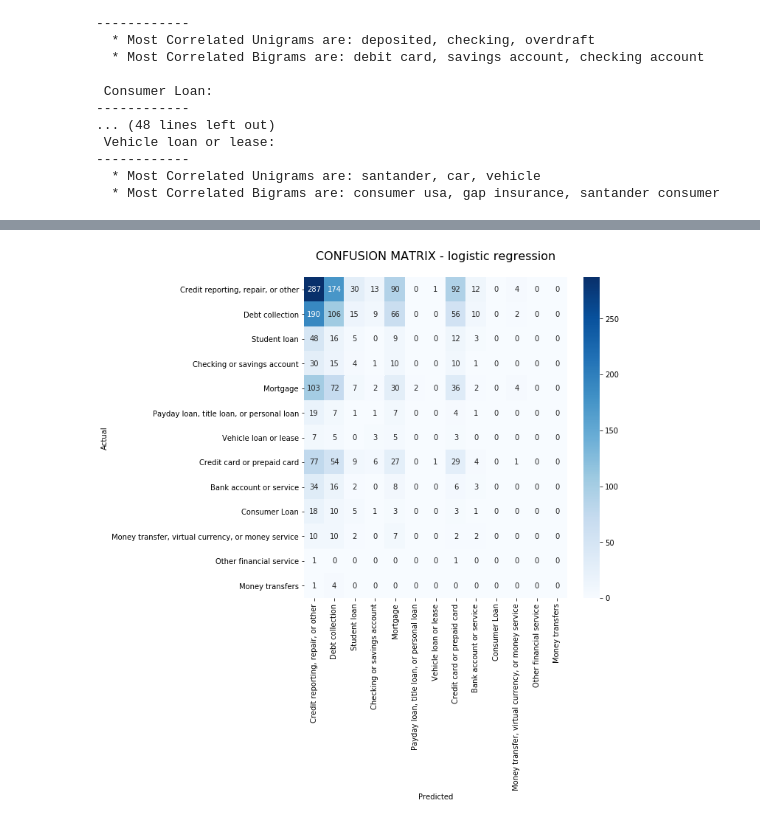
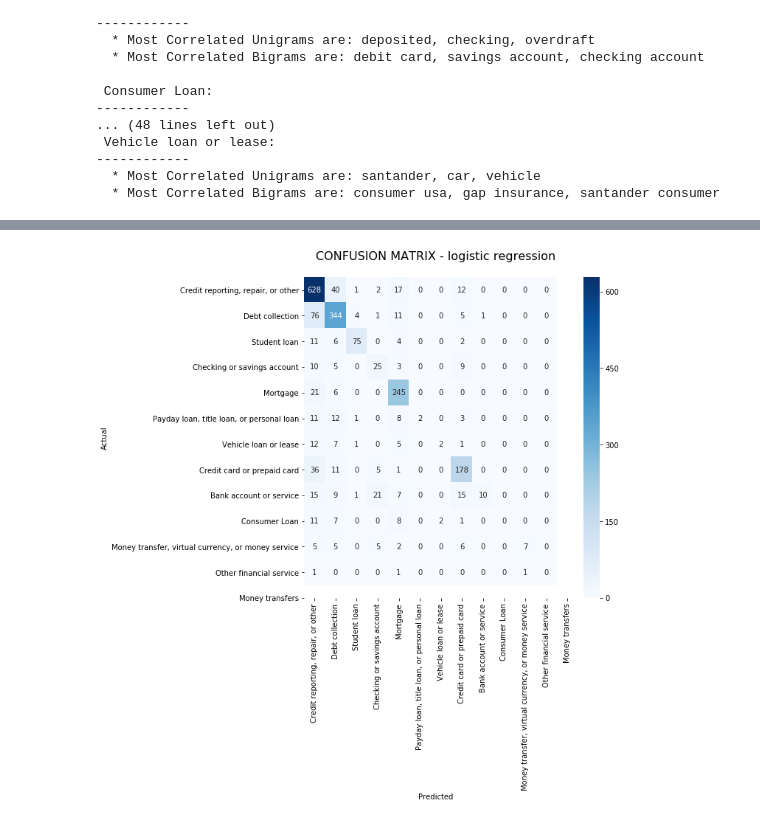
Before and after one commit to cfgong/data_science_nlp_demo, a Jupyter notebook: ML for NLP.ipynb, the cells around one changed output, grey strips where cells are left out. Cells and saved outputs as stored; diff of their text form; code cells hidden in the pictures.

```diff
--- a/ML for NLP.ipynb
+++ b/ML for NLP.ipynb
@@ -369,13 +355,13 @@ Accuracy score: 0.761
 # %%
 from sklearn.metrics import confusion_matrix
 
-conf_mat = confusion_matrix(y_test, y_pred)
+conf_mat = confusion_matrix(y_test, predictions)
 fig, ax = plt.subplots(figsize=(8,8))
 sns.heatmap(conf_mat, annot=True, cmap="Blues", fmt='d',
             xticklabels=category_id_df.Product.values,
             yticklabels=category_id_df.Product.values)
 plt.ylabel('Actual')
 plt.xlabel('Predicted')
 plt.title("CONFUSION MATRIX - logistic regression\n", size=16);
 # %% [output]
-[figure, old version]
+[figure, new version]
```
Also changed, not shown: parts of 6 cells of this notebook.
